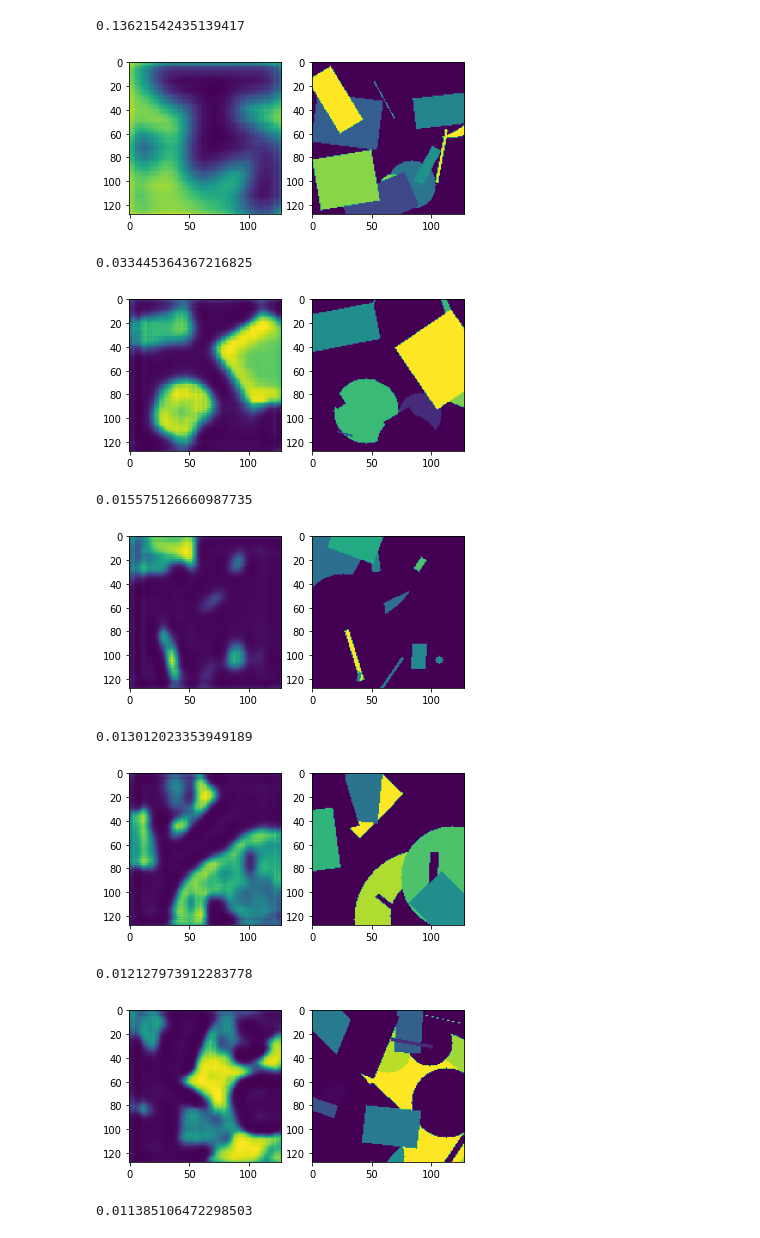
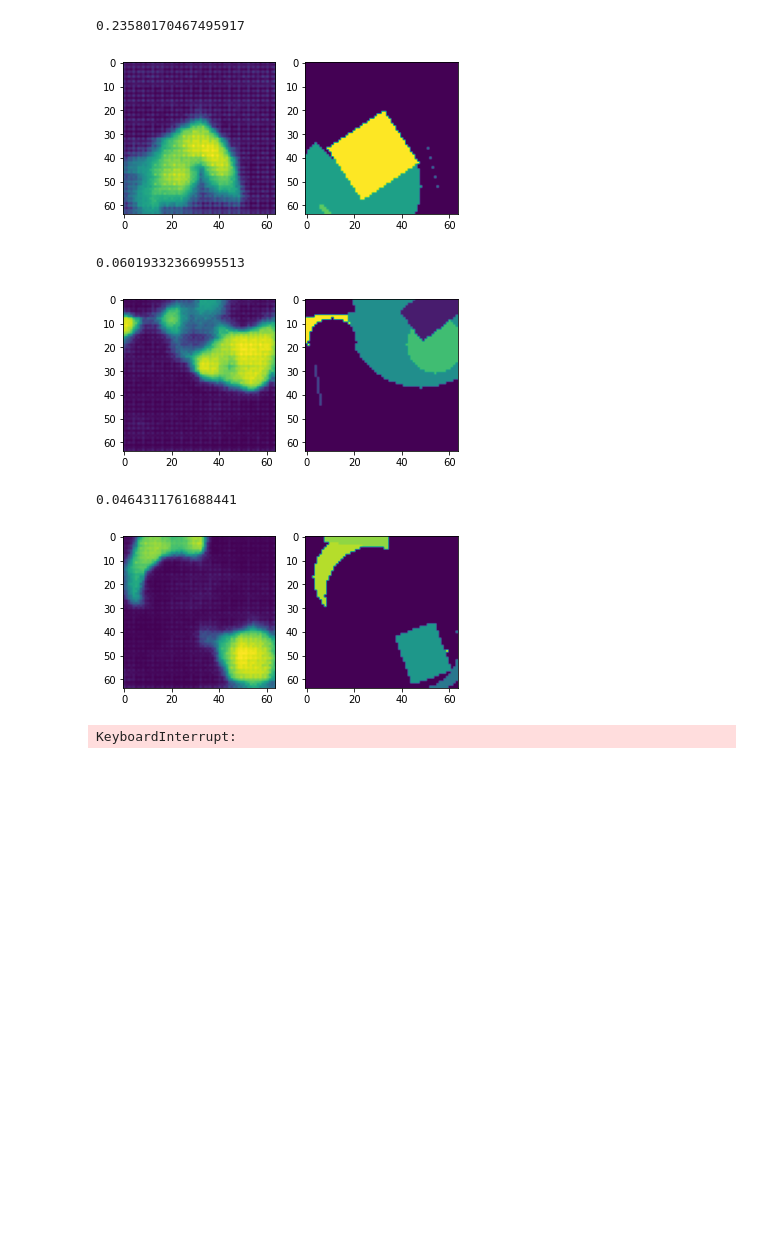
Before and after one commit to gmmyung/RoboVision, a Jupyter notebook: Superencoding.ipynb, the cells around one changed output. Saved outputs shown, nothing was run; the diff lists cells and outputs as text; code cells hidden in the pictures; blank space fills up the shorter version.

```diff
--- a/Superencoding.ipynb
+++ b/Superencoding.ipynb
@@ -76,3 +76,39 @@ plt.imshow(a.color_map.T.to('cpu'))
+# %%
+class BasicBlock(nn.Module):
+    """Basic Block for resnet 18 and resnet 34
+    """
+
+    #BasicBlock and BottleNeck block
+    #have different output size
+    #we use class attribute expansion
+    #to distinct
+    expansion = 1
+
+    def __init__(self, in_channels, out_channels, stride=1):
+        super().__init__()
+
+        #residual function
+        self.residual_function = nn.Sequential(
+            nn.Conv2d(in_channels, out_channels, kernel_size=3, stride=stride, padding=1, bias=False),
+            nn.BatchNorm2d(out_channels),
+            nn.ReLU(inplace=True),
+            nn.Conv2d(out_channels, out_channels * BasicBlock.expansion, kernel_size=3, padding=1, bias=False),
+            nn.BatchNorm2d(out_channels * BasicBlock.expansion)
+        )
+
+        #shortcut
+        self.shortcut = nn.Sequential()
+
+        #the shortcut output dimension is not the same with residual function
+        #use 1*1 convolution to match the dimension
+        if stride != 1 or in_channels != BasicBlock.expansion * out_channels:
+            self.shortcut = nn.Sequential(
+                nn.Conv2d(in_channels, out_channels * BasicBlock.expansion, kernel_size=1, stride=stride, bias=False),
+                nn.BatchNorm2d(out_channels * BasicBlock.expansion)
+            )
+
+    def forward(self, x):
+        return nn.ReLU(inplace=True)(self.residual_function(x) + self.shortcut(x))
 # %%
 class Simple_AE(nn.Module):
     def __init__(self, map_size):
@@ -131,46 +231,42 @@ class Trans_AE(nn.Module):
 batch_size = 64
 epoch = 100000
 learning_rate = 0.001
-t = Terrain(128)
-Model = Simple_AE(128).to(device)
+t = Terrain(64)
+Model = Simple_AE(64).to(device)
 optimizer = torch.optim.Adam(Model.parameters(), lr = learning_rate)
 criterion = nn.MSELoss()
 # %%
 l_sum = 0
 batch = torch.zeros([batch_size, 1, t.map_size, t.map_size], device = device)
 
 
 for i in range(epoch):
     for j in range(batch_size):
         t.initialize_terrain()
         batch[j] = t.color_map
     optimizer.zero_grad()
     loss = criterion(Model(batch), batch)
     loss.backward()
     optimizer.step()
     l_sum += loss.item()
 
-    if i%100 == 0 and i != 0:
+    if i%400 == 0 and i != 0:
         val_input = torch.zeros([1, 1, t.map_size, t.map_size], device = device)
         t.initialize_terrain()
         val_input[0] = t.color_map
         val_output = Model(val_input)
         print(l_sum / 100)
         plt.subplot(1,2,1)
         plt.imshow(val_output.to('cpu').reshape(t.map_size,t.map_size).detach().numpy())
         plt.subplot(1,2,2)
         plt.imshow(val_input.to('cpu').reshape(t.map_size,t.map_size).detach().numpy())
         plt.show()
         l_sum = 0
 # %% [output]
-0.13621542435139417
+0.23580170467495917
-[figure, old version]
+[figure, new version]
-0.033445364367216825
+0.06019332366995513
-[figure, old version]
+[figure, new version]
-0.015575126660987735
+0.0464311761688441
-[figure, old version]
+[figure, new version]
-0.013012023353949189
+KeyboardInterrupt:
-[figure, removed]
-0.012127973912283778
-[figure, removed]
-0.011385106472298503
```
Also changed, not shown: parts of 9 cells of this notebook, 1 other file.
